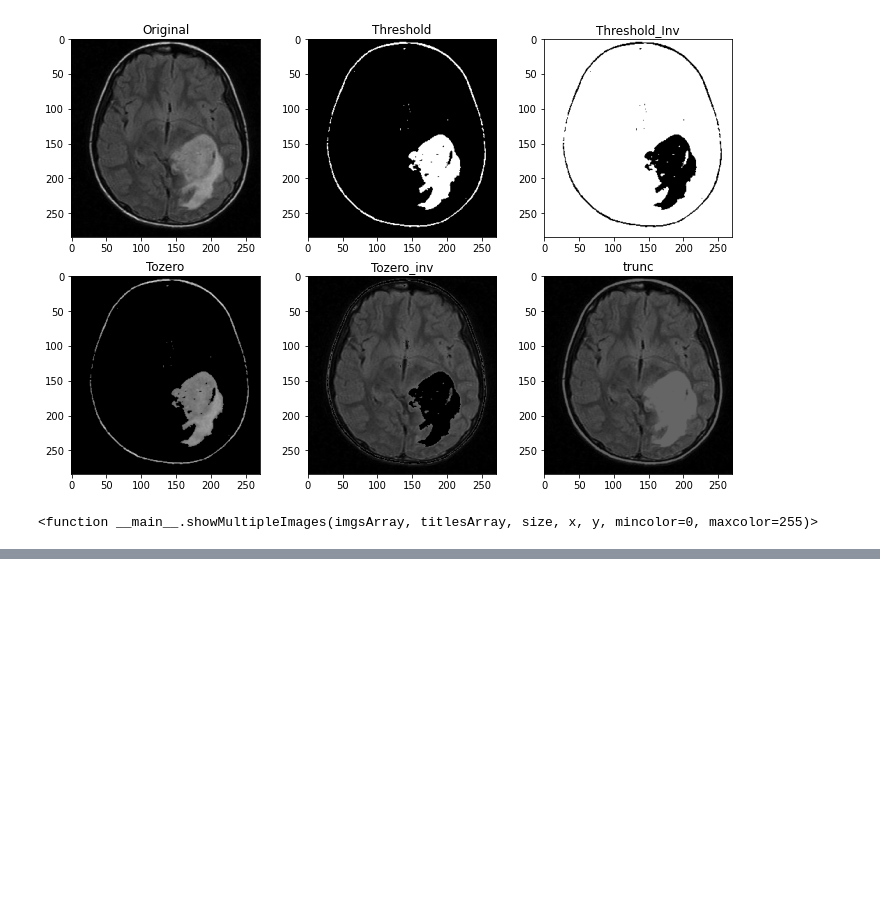
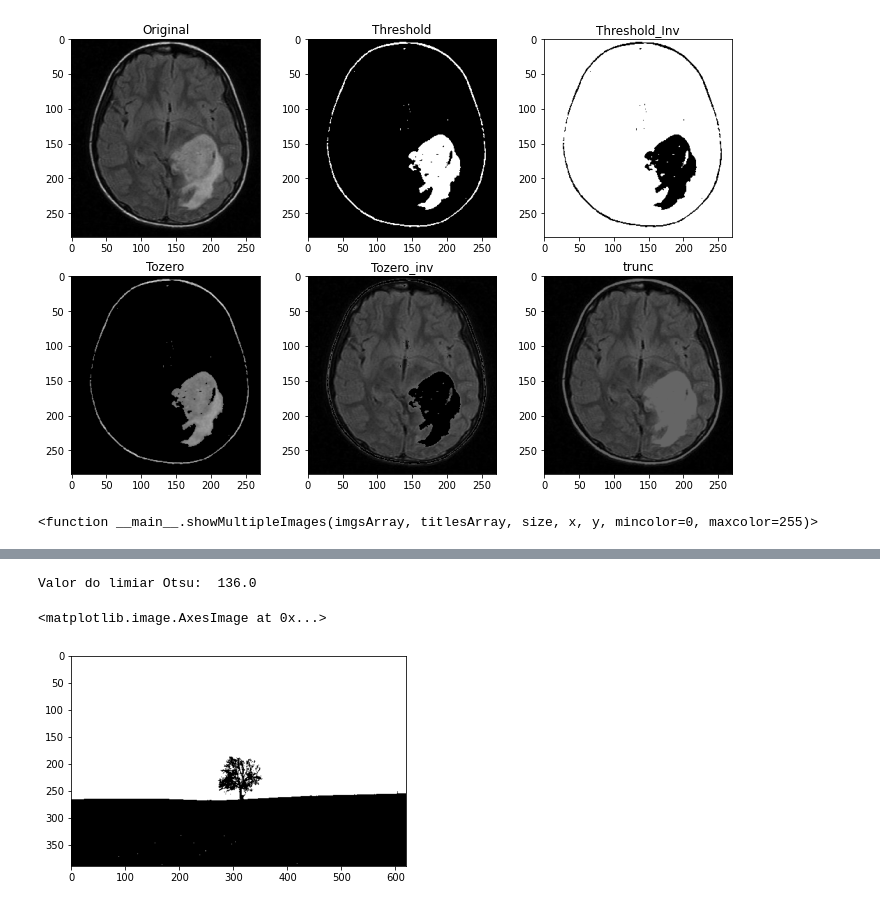
Before and after one commit to AlanMarquesRocha/segmentacao_imagens_pdi, a Jupyter notebook: segmentacao_imagens_pt1.ipynb, the cells around one changed output, grey strips where cells are left out. Saved outputs shown, nothing was run; the diff lists cells and outputs as text; code cells hidden in the pictures; blank space fills up the shorter version.

Commit message:
implementação do método de otsu

```diff
--- a/segmentacao_imagens_pt1.ipynb
+++ b/segmentacao_imagens_pt1.ipynb
@@ -244,0 +264,10 @@ thresh_image(img_gray, 101)
+# %%
+k, img_otsu = cv2.threshold(img_gray, 0, 255, cv2.THRESH_BINARY | cv2.THRESH_OTSU)
+
+print('Valor do limiar Otsu: ', k)
+
+plt.imshow(img_otsu, cmap='gray')
+# %% [output]
+Valor do limiar Otsu:  136.0
+<matplotlib.image.AxesImage at 0x...>
+[figure, added]
```
Also changed, not shown: parts of 8 cells of this notebook.
